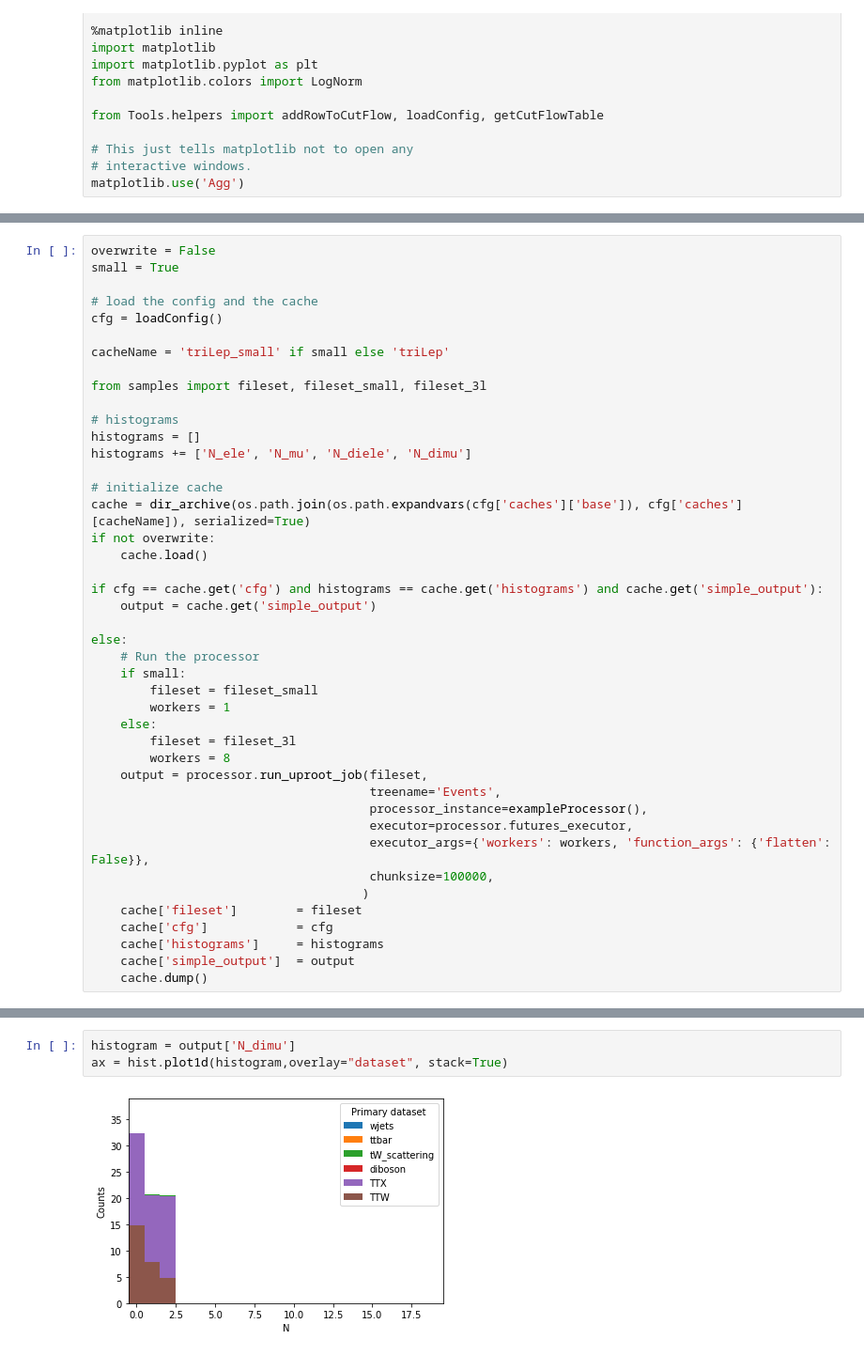
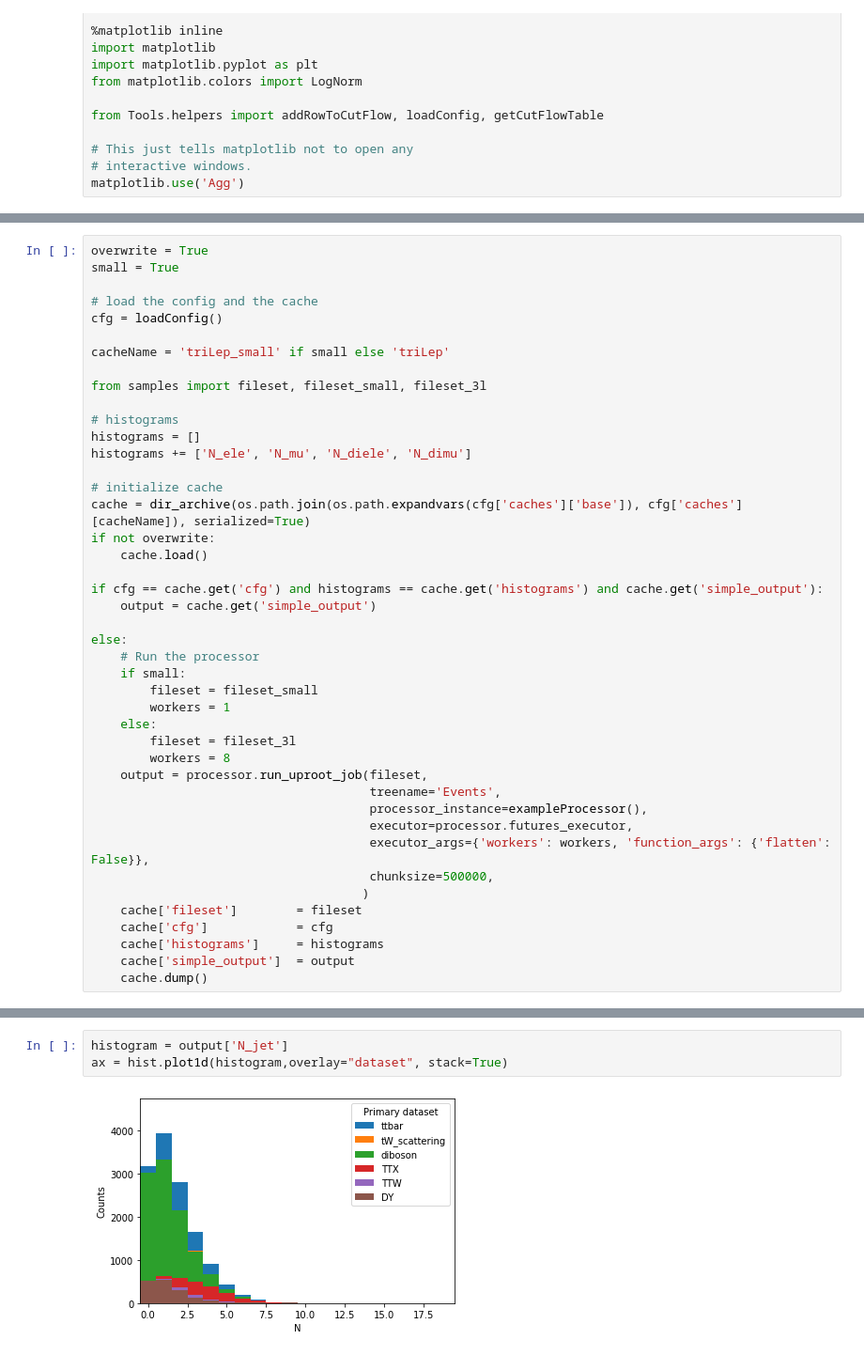
Before and after one commit to zxmei1/tW_scattering, a Jupyter notebook: processor/triLep.ipynb, the cells around one changed output, grey strips where cells are left out. Shown at 94% size. Cells and saved outputs as stored; diff of their text form.

```diff
--- a/processor/triLep.ipynb
+++ b/processor/triLep.ipynb
@@ -178,7 +197,7 @@ class exampleProcessor(processor.ProcessorABC):
     def postprocess(self, accumulator):
         return accumulator
 # %%
-overwrite = False
+overwrite = True
 small = True
 
 # load the config and the cache
@@ -213,7 +232,7 @@ else:
                                       processor_instance=exampleProcessor(),
                                       executor=processor.futures_executor,
                                       executor_args={'workers': workers, 'function_args': {'flatten': False}},
-                                      chunksize=100000,
+                                      chunksize=500000,
                                      )
     cache['fileset']        = fileset
     cache['cfg']            = cfg
@@ -228,6 +249,6 @@ ax = hist.plot1d(histogram,overlay="dataset", stack=True)
 # %%
-histogram = output['N_dimu']
+histogram = output['N_jet']
 ax = hist.plot1d(histogram,overlay="dataset", stack=True)
 # %% [output]
-[figure, old version]
+[figure, new version]
 # %%
```
Also changed, not shown: parts of 6 cells of this notebook, 5 other files.
